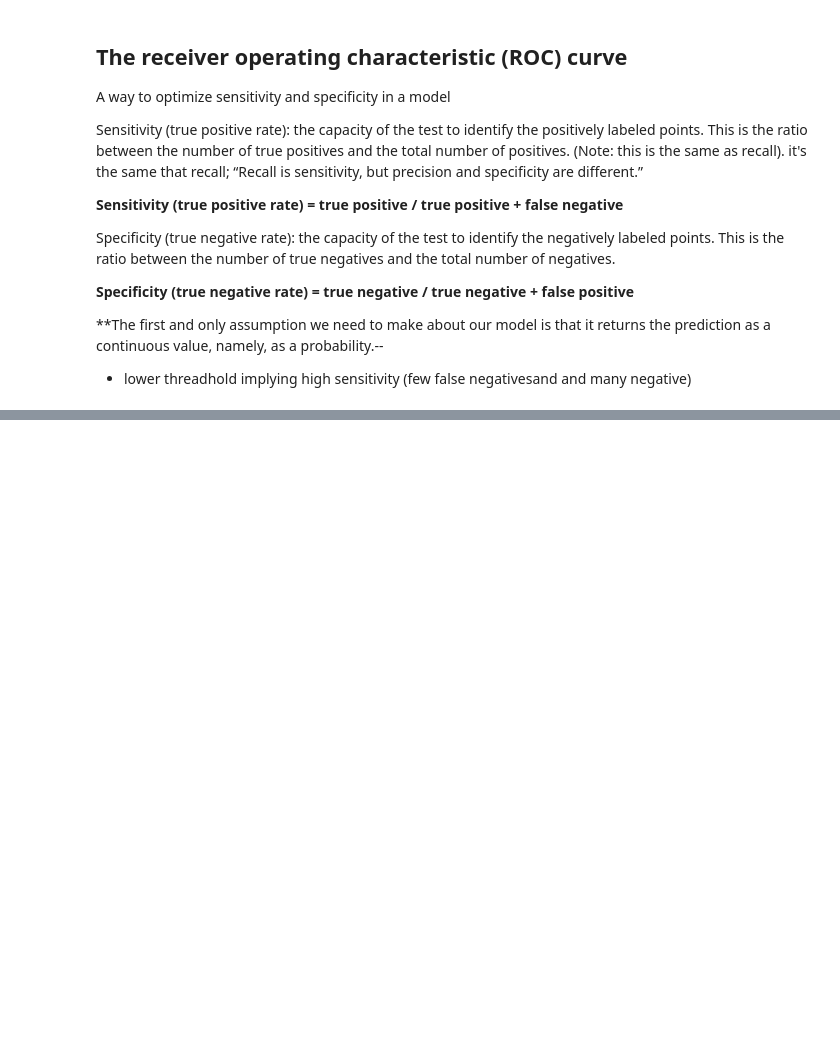
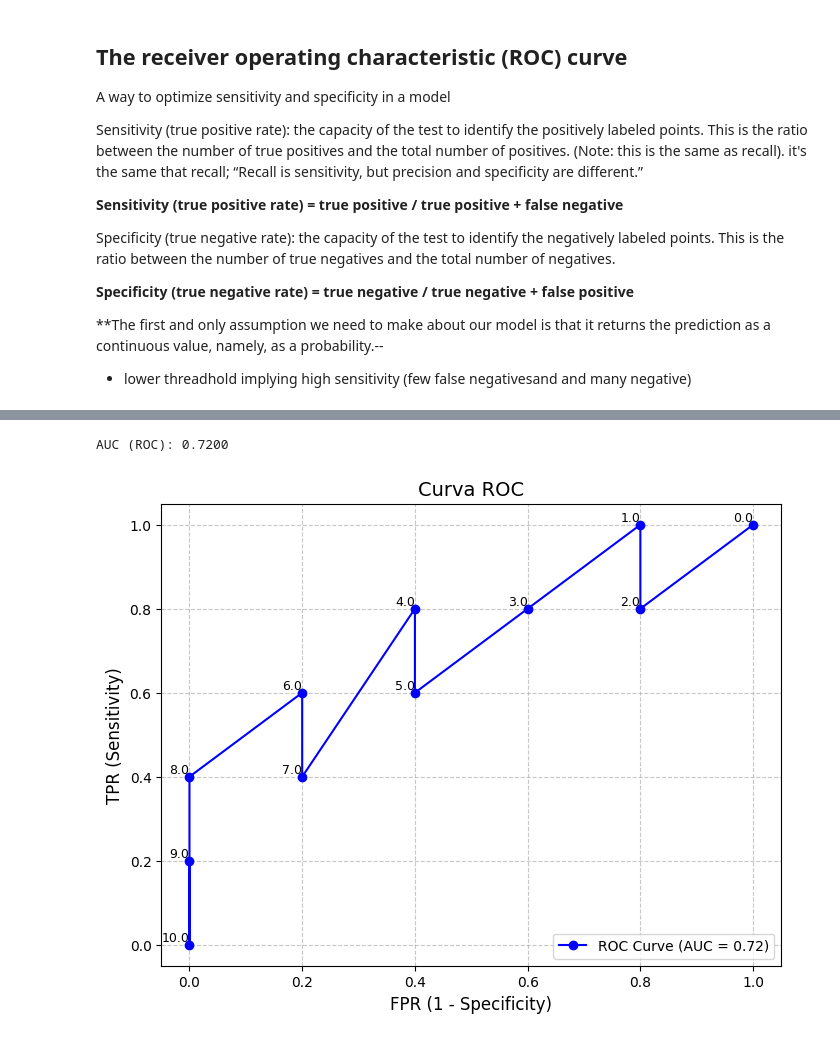
Before and after one commit to albertbolanoss/supervised-machine-learning, a Jupyter notebook: notebooks/models/classification/measure_classification_models.ipynb, the cells around one changed output, grey strips where cells are left out. Drawn from its saved outputs; the diff is of its cells as text; code cells hidden in the pictures; blank space fills up the shorter version.

```diff
--- a/notebooks/models/classification/measure_classification_models.ipynb
+++ b/notebooks/models/classification/measure_classification_models.ipynb
@@ -232,0 +305,50 @@ When it comes to specificity and sensitivity, think of an earthquake sensor that
+# %%
+import pandas as pd
+import matplotlib.pyplot as plt
+from sklearn.metrics import auc
+
+# Crear el DataFrame con los datos
+data = {
+    'Step': [0, 1, 2, 3, 4, 5, 6, 7, 8, 9, 10],
+    'True_positives': [5, 5, 4, 4, 4, 3, 3, 2, 2, 1, 0],
+    'Sensitivity': [1, 1, 0.8, 0.8, 0.8, 0.6, 0.6, 0.4, 0.4, 0.2, 0],
+    'True_negatives': [0, 1, 1, 2, 3, 3, 4, 4, 5, 5, 5],
+    'Specificity': [0, 0.2, 0.2, 0.4, 0.6, 0.6, 0.8, 0.8, 1, 1, 1]
+}
+
+df = pd.DataFrame(data)
+
+# Calcular la FPR (1 - Specificity)
+df['FPR'] = 1 - df['Specificity']
+
+# Ordenar los datos por FPR (necesario para el cálculo de AUC)
+df_sorted = df.sort_values(by='FPR')
+
+# Calcular el AUC
+roc_auc = auc(df_sorted['FPR'], df_sorted['Sensitivity'])
+print(f"AUC (ROC): {roc_auc:.4f}")
+
+# Graficar la curva ROC
+plt.figure(figsize=(8, 6))
+plt.plot(df_sorted['FPR'], df_sorted['Sensitivity'], marker='o', color='b', label=f'ROC Curve (AUC = {roc_auc:.2f})')
+
+# Añadir etiquetas con el número de Step
+for i, row in df_sorted.iterrows():
+    plt.text(row['FPR'], row['Sensitivity'], str(row['Step']), fontsize=9, ha='right', va='bottom')
+
+# Configuración del gráfico
+plt.title('Curva ROC', fontsize=14)
+plt.xlabel('FPR (1 - Specificity)', fontsize=12)
+plt.ylabel('TPR (Sensitivity)', fontsize=12)
+plt.xticks([0, 0.2, 0.4, 0.6, 0.8, 1.0])
+plt.yticks([0, 0.2, 0.4, 0.6, 0.8, 1.0])
+plt.grid(True, linestyle='--', alpha=0.7)
+plt.legend(loc='lower right')
+plt.xlim(-0.05, 1.05)
+plt.ylim(-0.05, 1.05)
+
+# Mostrar la gráfica
+plt.show()
+# %% [output]
+AUC (ROC): 0.7200
+[figure, added]
```
Also changed, not shown: parts of 5 cells of this notebook.
